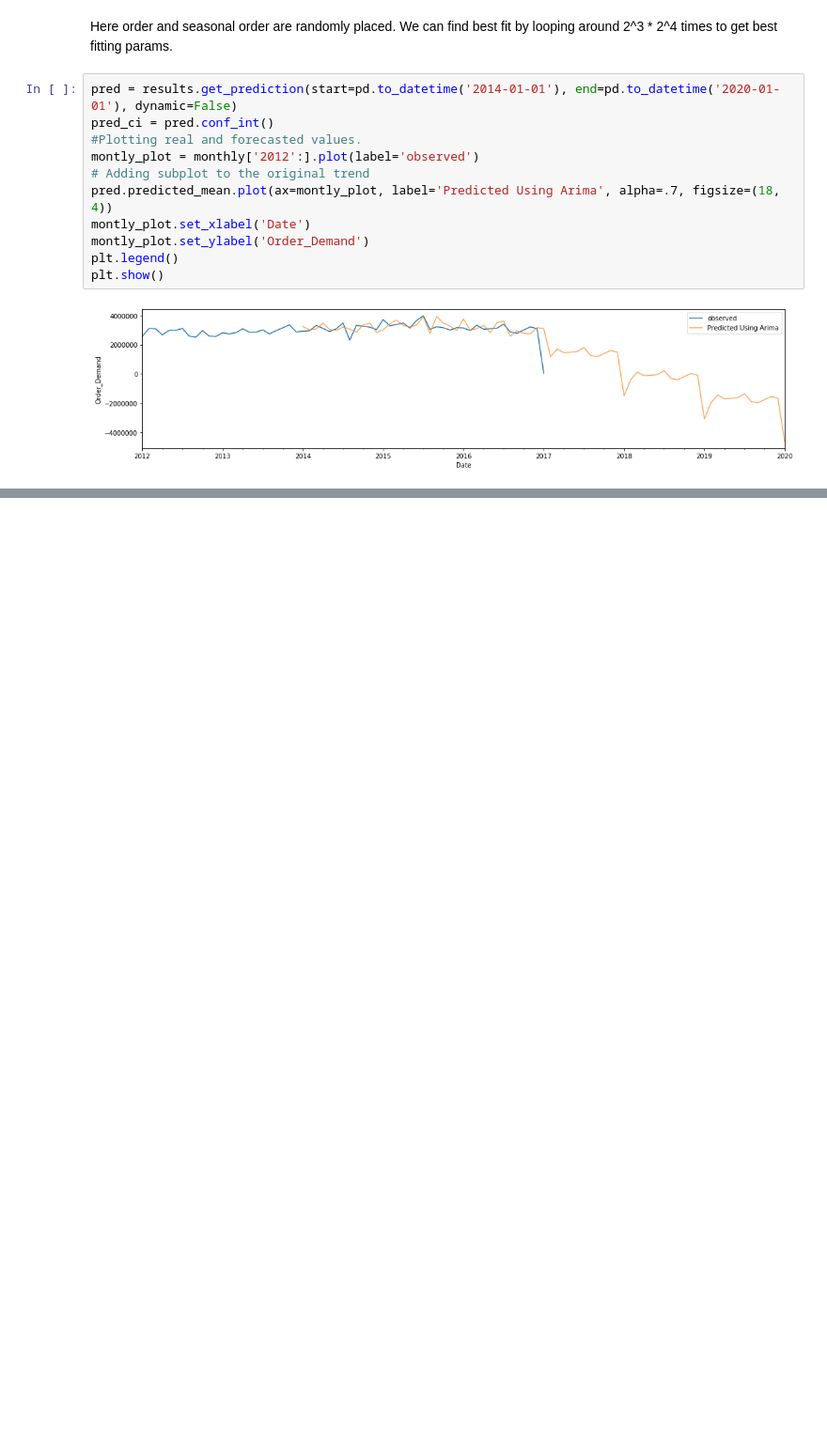
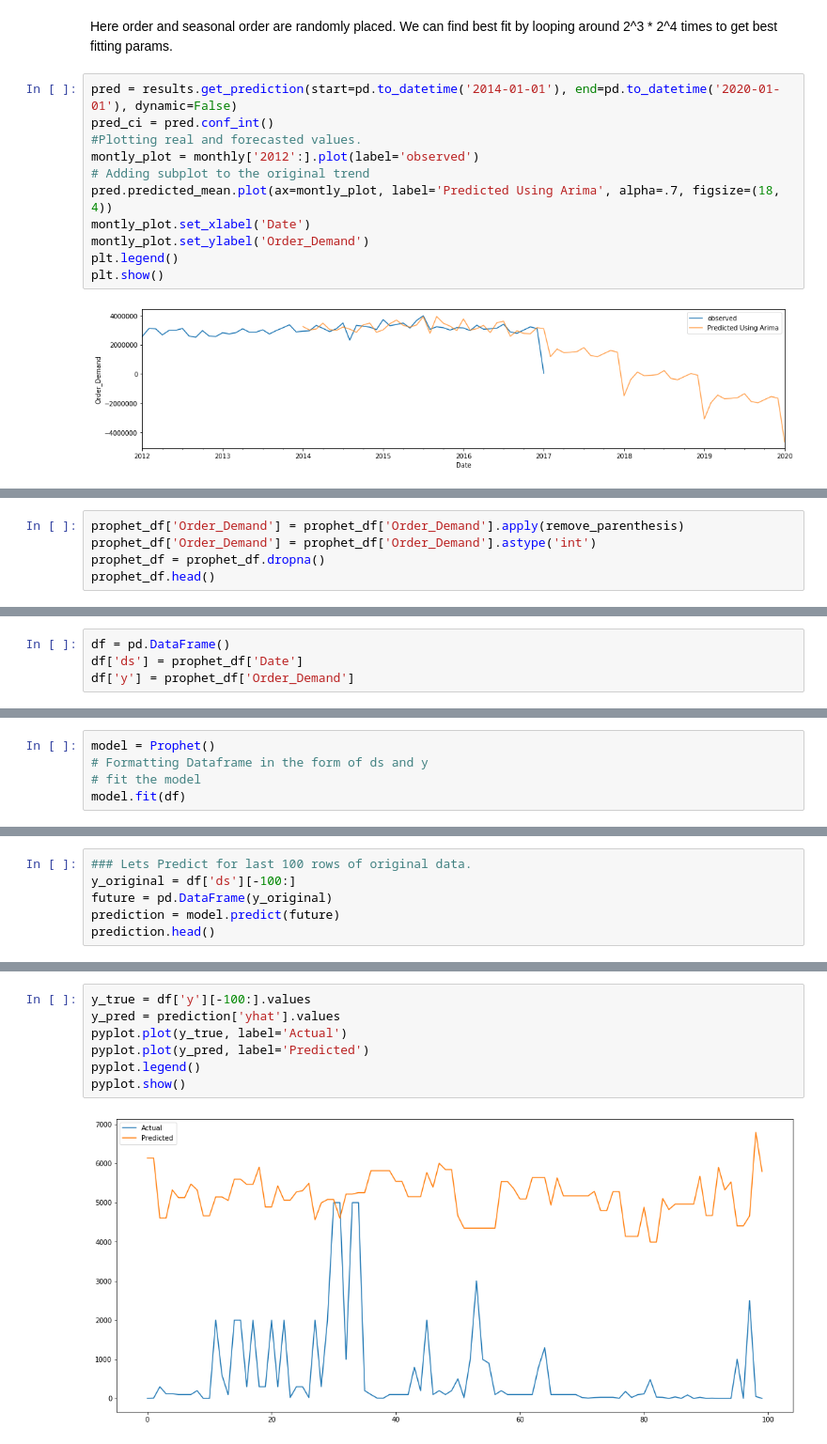
Before and after one commit to pramil-paudel/EECS-731_HW_5, a Jupyter notebook: notebooks/1.0-wwp.ipynb, the cells around one changed output, grey strips where cells are left out. Shown at 94% size. Cells and saved outputs as stored; diff of their text form; blank space fills up the shorter version.

Commit message:
Prophet model added

```diff
--- a/notebooks/1.0-wwp.ipynb
+++ b/notebooks/1.0-wwp.ipynb
@@ -614,0 +635,5 @@ THANK YOU !!!
+# %%
+prophet_df['Order_Demand'] = prophet_df['Order_Demand'].apply(remove_parenthesis)
+prophet_df['Order_Demand'] = prophet_df['Order_Demand'].astype('int')
+prophet_df = prophet_df.dropna()
+prophet_df.head()
@@ -614,0 +649,4 @@ THANK YOU !!!
+# %%
+df = pd.DataFrame()
+df['ds'] = prophet_df['Date']
+df['y'] = prophet_df['Order_Demand']
@@ -614,0 +655,5 @@ THANK YOU !!!
+# %%
+model = Prophet()
+# Formatting Dataframe in the form of ds and y
+# fit the model
+model.fit(df)
@@ -614,0 +662,6 @@ THANK YOU !!!
+# %%
+### Lets Predict for last 100 rows of original data.
+y_original = df['ds'][-100:]
+future = pd.DataFrame(y_original)
+prediction = model.predict(future)
+prediction.head()
@@ -614,0 +675,9 @@ THANK YOU !!!
+# %%
+y_true = df['y'][-100:].values
+y_pred = prediction['yhat'].values
+pyplot.plot(y_true, label='Actual')
+pyplot.plot(y_pred, label='Predicted')
+pyplot.legend()
+pyplot.show()
+# %% [output]
+[figure, added]
```
Also changed, not shown: parts of 16 cells of this notebook.
